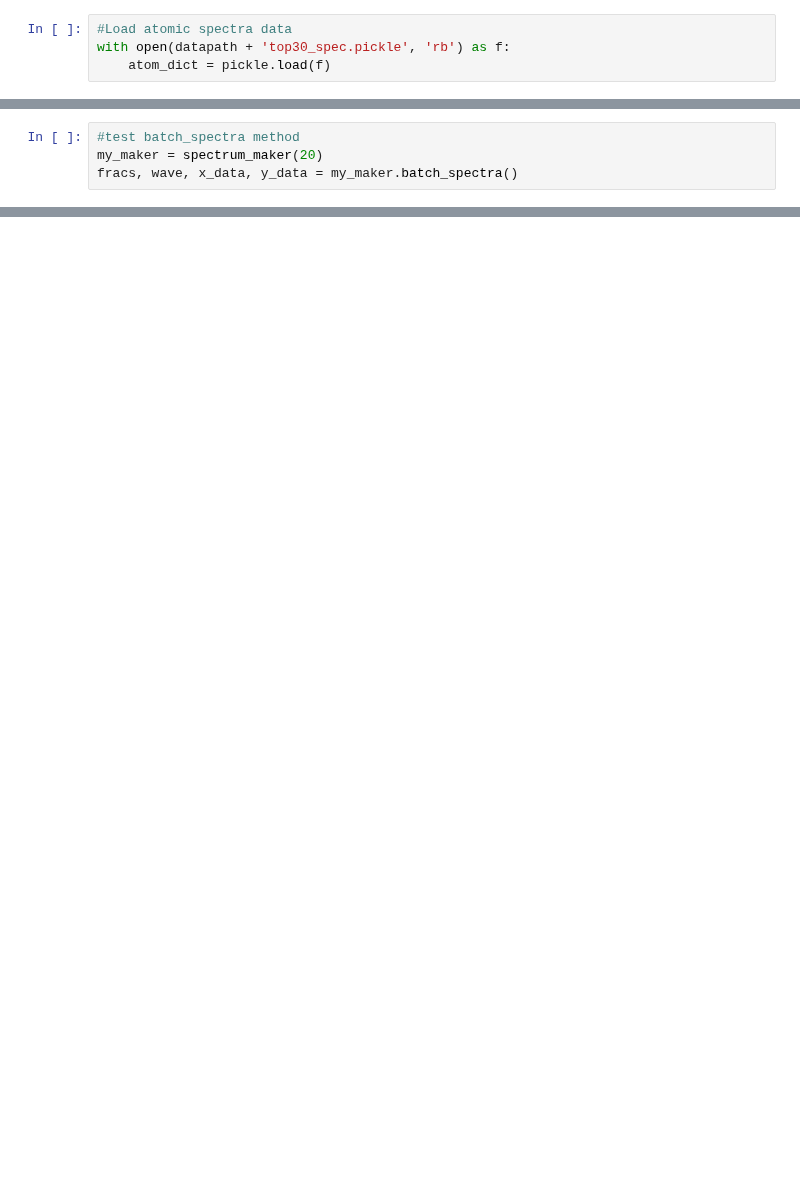
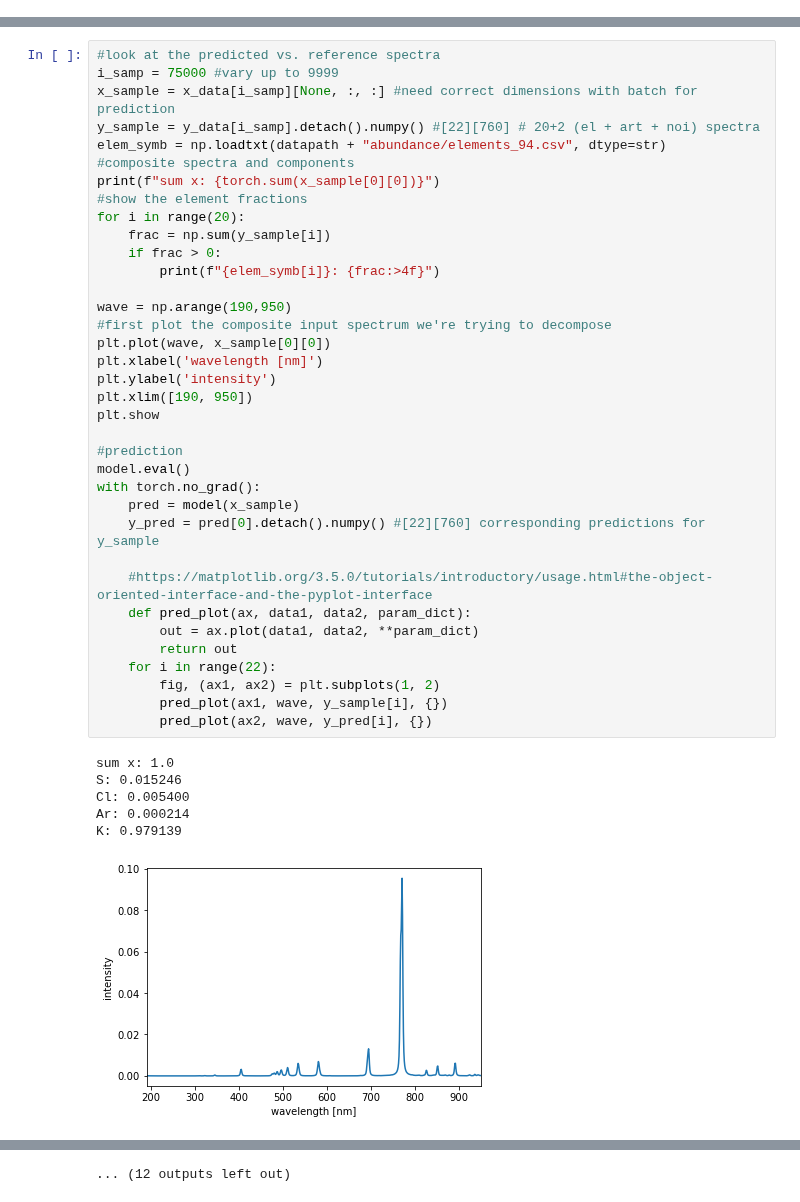
Before and after one commit to MWhitta/phaseMAP, a Jupyter notebook: LIBS_Training.ipynb, the cells around one changed output, grey strips where cells are left out. Saved outputs shown, nothing was run; the diff lists cells and outputs as text; blank space fills up the shorter version.

```diff
--- a/LIBS_Training.ipynb
+++ b/LIBS_Training.ipynb
@@ -94,4 +13,0 @@ elem_abund = np.loadtxt("./data/abundance/abundance_94.csv")
-# %%
-#Load atomic spectra data
-with open(datapath + 'top30_spec.pickle', 'rb') as f:
-    atom_dict = pickle.load(f)
@@ -396,4 +13,0 @@ plt.show
-# %%
-#test batch_spectra method
-my_maker = spectrum_maker(20)
-fracs, wave, x_data, y_data = my_maker.batch_spectra()
@@ -644,0 +90,43 @@ LOSS train 6.178535288199783e-05 valid 0.0002841070236172527
+# %%
+#look at the predicted vs. reference spectra
+i_samp = 75000 #vary up to 9999
+x_sample = x_data[i_samp][None, :, :] #need correct dimensions with batch for prediction
+y_sample = y_data[i_samp].detach().numpy() #[22][760] # 20+2 (el + art + noi) spectra
+elem_symb = np.loadtxt(datapath + "abundance/elements_94.csv", dtype=str)
+#composite spectra and components
+print(f"sum x: {torch.sum(x_sample[0][0])}")
+#show the element fractions
+for i in range(20):
+    frac = np.sum(y_sample[i])
+    if frac > 0:
+        print(f"{elem_symb[i]}: {frac:>4f}")
+
+wave = np.arange(190,950)
+#first plot the composite input spectrum we're trying to decompose
+plt.plot(wave, x_sample[0][0])
+plt.xlabel('wavelength [nm]')
+plt.ylabel('intensity')
+plt.xlim([190, 950])
+plt.show
+
+#prediction
+model.eval()
+with torch.no_grad():
+    pred = model(x_sample)
+    y_pred = pred[0].detach().numpy() #[22][760] corresponding predictions for y_sample
+
+    #https://matplotlib.org/3.5.0/tutorials/introductory/usage.html#the-object-oriented-interface-and-the-pyplot-interface
+    def pred_plot(ax, data1, data2, param_dict):
+        out = ax.plot(data1, data2, **param_dict)
+        return out
+    for i in range(22):
+        fig, (ax1, ax2) = plt.subplots(1, 2)
+        pred_plot(ax1, wave, y_sample[i], {})
+        pred_plot(ax2, wave, y_pred[i], {})
+# %% [output]
+sum x: 1.0
+S: 0.015246
+Cl: 0.005400
+Ar: 0.000214
+K: 0.979139
+[figure, added]
@@ -644,0 +143 @@ LOSS train 6.178535288199783e-05 valid 0.0002841070236172527
+... (12 outputs left out)
```
Also changed, not shown: parts of 22 cells of this notebook, 10 other files.
